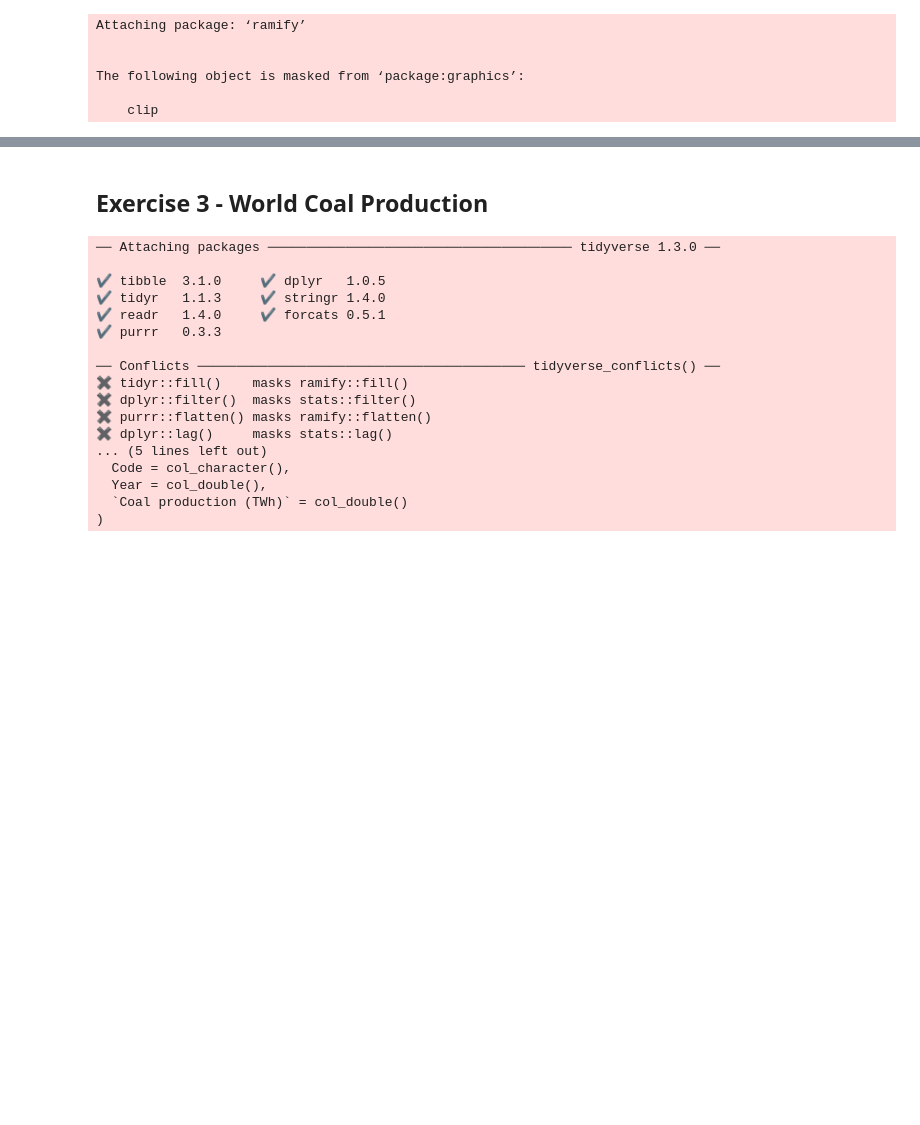
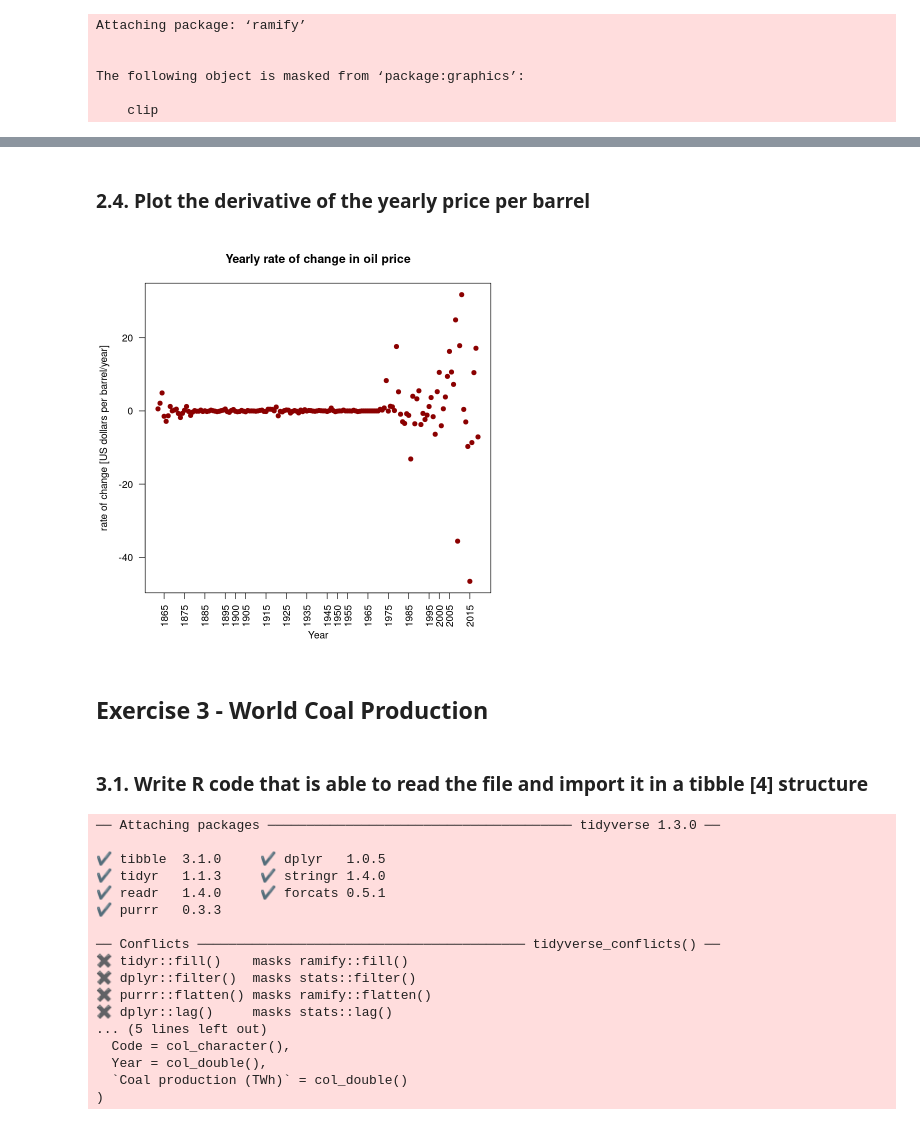
Before and after one commit to eigen-carmona/AdvStats, a Jupyter notebook: lab1/Solutions.ipynb, the cells around one changed output, grey strips where cells are left out. Drawn from its saved outputs; the diff is of its cells as text; code cells hidden in the pictures; blank space fills up the shorter version.

```diff
--- a/lab1/Solutions.ipynb
+++ b/lab1/Solutions.ipynb
@@ -129,6 +171,23 @@ plot(oil[2:length(oil[,3]),3], d, xlab = 'Year', ylab = 'rate of change [US doll
+# %% [markdown]
+### 2.4. Plot the derivative of the yearly price per barrel
+# %%
+f_derivative <- function(x){
+    d <- x[2:length(x)] - x[1:length(x)-1]
+    return(d)
+}
+
+d <- f_derivative(oil[,4])
+years <- oil[2:length(oil[,3]),3]
+
+plot(years, d, main = 'Yearly rate of change in oil price', xlab = 'Year', ylab = 'rate of change [US dollars per barrel/year]', col = "darkred", pch = 19, las = 2)
+axis(side = 1, at = years[seq(4,length(years),10)],las = 2)
+# %% [output]
+[figure, added]
 # %% [markdown]
 
 ## Exercise 3 - World Coal Production
+# %% [markdown]
+### 3.1. Write R code that is able to read the file and import it in a tibble [4] structure
 # %%
 coal_file <- "coal-production-by-country.csv"
 library(tidyverse)
```
Also changed, not shown: parts of 31 cells of this notebook.
